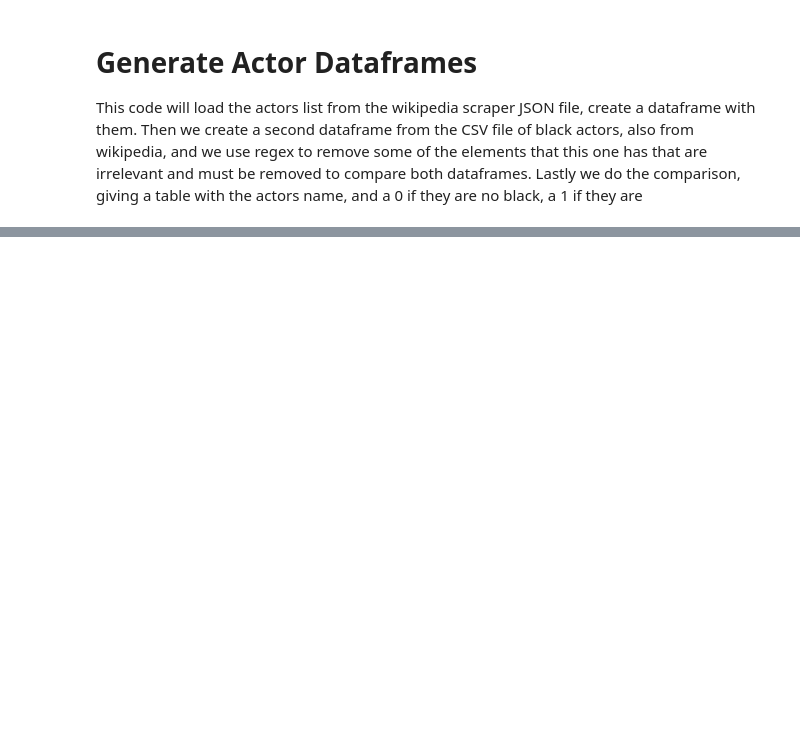
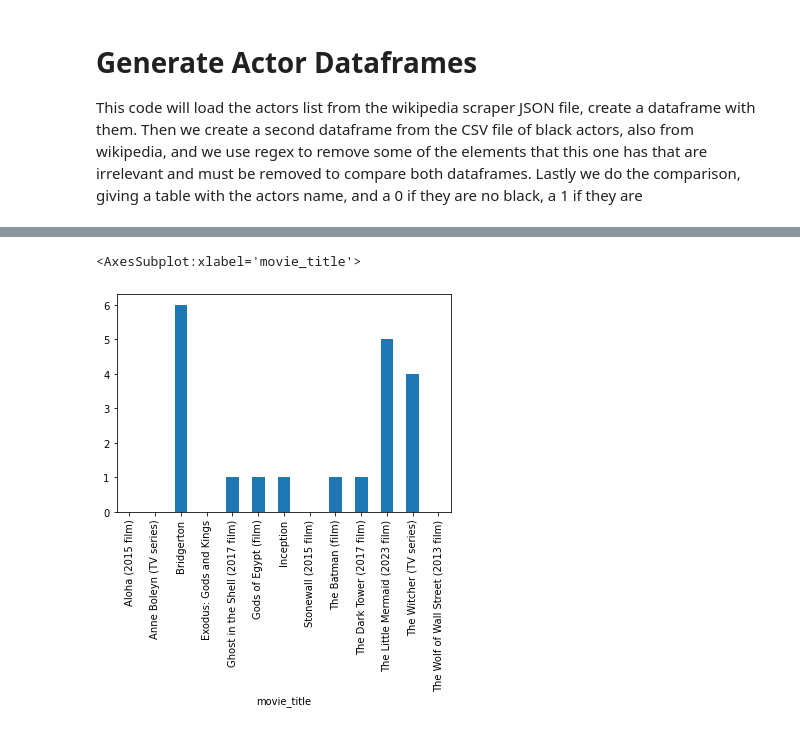
Before and after one commit to KamilKojs/DITW_project, a Jupyter notebook: src/actor_df.ipynb, the cells around one changed output, grey strips where cells are left out. Cells and saved outputs as stored; diff of their text form; code cells hidden in the pictures; blank space fills up the shorter version.

```diff
--- a/src/actor_df.ipynb
+++ b/src/actor_df.ipynb
@@ -7,15 +7,18 @@ import json
 from pandas import json_normalize
 import os
 import regex as re
+import matplotlib.pyplot as plt
 
-#os.path.normpath(path/to/dir)
 # Or relative path, does not work sometimes, just uncomment it and comment the complete pathone
 # actor_df = pd.read_json('data\metadata\movies_metadata.json', encoding='latin-1')
-df = pd.read_json('D:\ITU\DataintheWild\Project\Deprecated_DITW_project-master\data\metadata\movies_metadata.json', encoding='latin-1')
+df = pd.read_json('D:\ITU\DataintheWild\Project\DITW_project-master\data\metadata\movies_metadata.json',
+                    encoding='latin-1')
+
+# create a actor dataframe consisting of the json information plus each movie they appear
 actor_df = (df[df.index.isin( ['actors','title'])]
             .T
             .explode('actors')
             .reset_index())
 
-actor_df
+actor_df.head
 # %% [output]
@@ -94,0 +61,11 @@ labeled_actor_df
+# %%
+# See if the actors from one dataframe appear in the other, if they do add a 1 to the column on the
+# right. This column is changed, as well as the title column, to better match their descriptions
+#labeled_actor_df = actor_df.assign(indf=actor_df['actors'].isin(black_actor_df['actor_id'].str.extract(
+#                    '(.*)(?=\s[-–])', expand=False)).astype(int))
+
+labeled_actor = actor_df.assign(indf=actor_df['actors'].isin(black_actor_df['actor_id']).astype(int))
+
+# Change name of column
+labeled_actor = labeled_actor.rename(columns = {'title': 'movie_title', 'indf': 'not_white'})
+labeled_actor.head(50)
@@ -94,0 +93,6 @@ labeled_actor_df
+# %%
+# Display amount of actors that are not white per movie
+labeled_actor.groupby('movie_title')['not_white'].sum().plot.bar()
+# %% [output]
+<AxesSubplot:xlabel='movie_title'>
+[figure, added]
```
Also changed, not shown: parts of 9 cells of this notebook.
